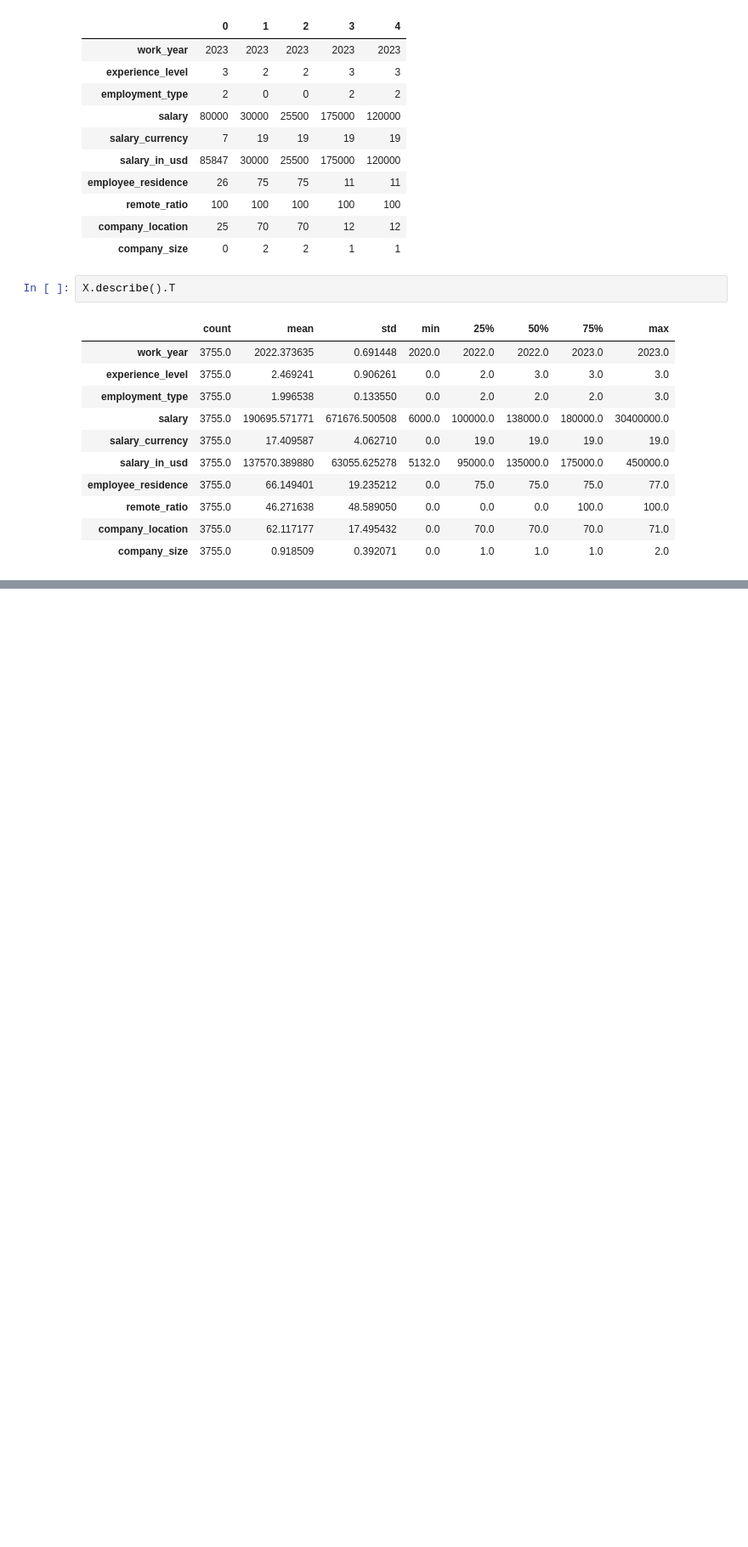
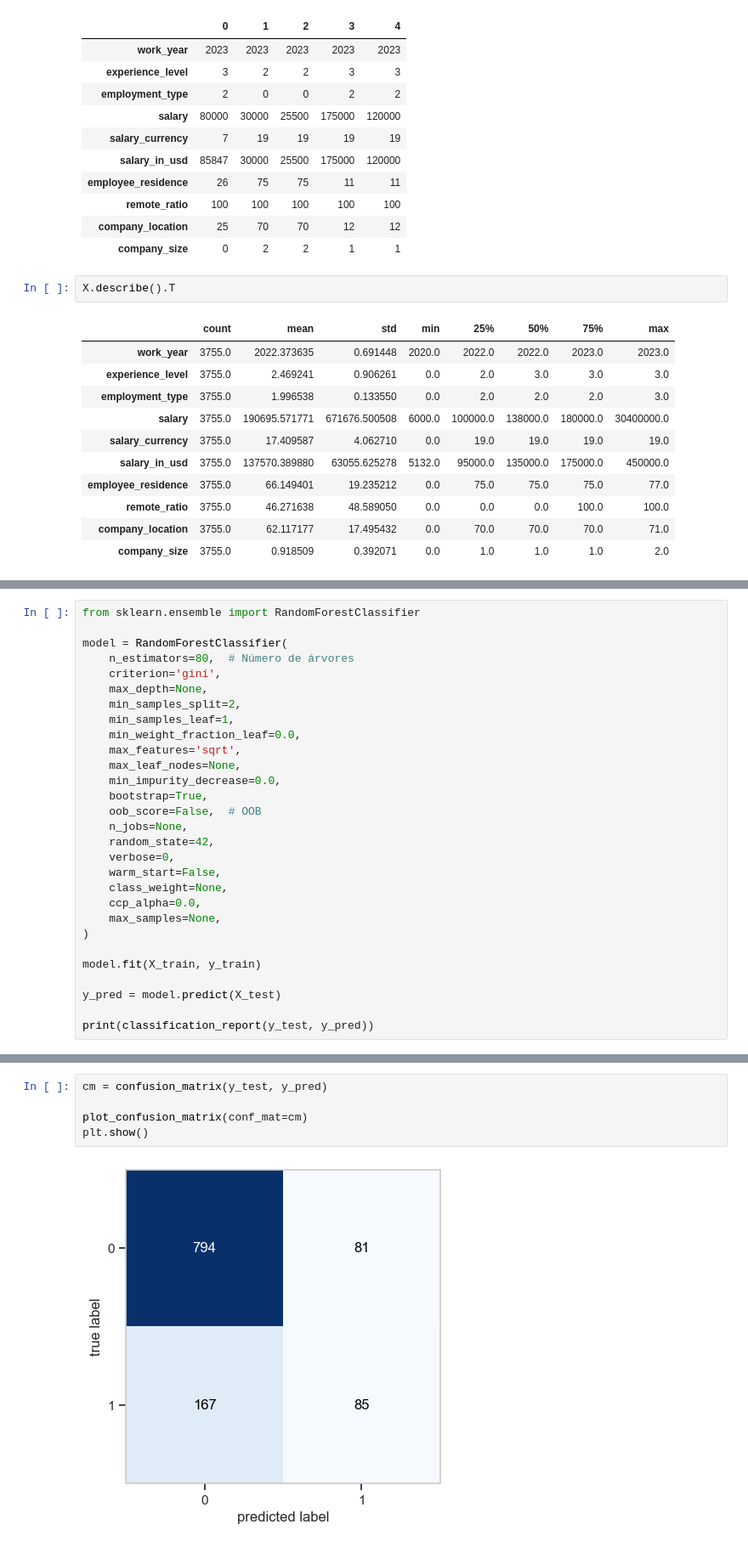
Before and after one commit to jaisson-italo/ds_salary_machine_learning_I, a Jupyter notebook: projeto_ml.ipynb, the cells around one changed output, grey strips where cells are left out. Shown: that part at 85% size. Saved outputs shown, nothing was run; the diff lists cells and outputs as text; blank space fills up the shorter version.

```diff
--- a/projeto_ml.ipynb
+++ b/projeto_ml.ipynb
@@ -857,0 +904,29 @@ y_target
+# %%
+from sklearn.ensemble import RandomForestClassifier
+
+model = RandomForestClassifier(
+    n_estimators=80,  # Número de árvores
+    criterion='gini',
+    max_depth=None,
+    min_samples_split=2,
+    min_samples_leaf=1,
+    min_weight_fraction_leaf=0.0,
+    max_features='sqrt',
+    max_leaf_nodes=None,
+    min_impurity_decrease=0.0,
+    bootstrap=True,
+    oob_score=False,  # OOB
+    n_jobs=None,
+    random_state=42,
+    verbose=0,
+    warm_start=False,
+    class_weight=None,
+    ccp_alpha=0.0,
+    max_samples=None,
+)
+
+model.fit(X_train, y_train)
+
+y_pred = model.predict(X_test)
+
+print(classification_report(y_test, y_pred))
@@ -857,0 +942,7 @@ y_target
+# %%
+cm = confusion_matrix(y_test, y_pred)
+
+plot_confusion_matrix(conf_mat=cm)
+plt.show()
+# %% [output]
+[figure, added]
```
Also changed, not shown: parts of 7 cells of this notebook.
